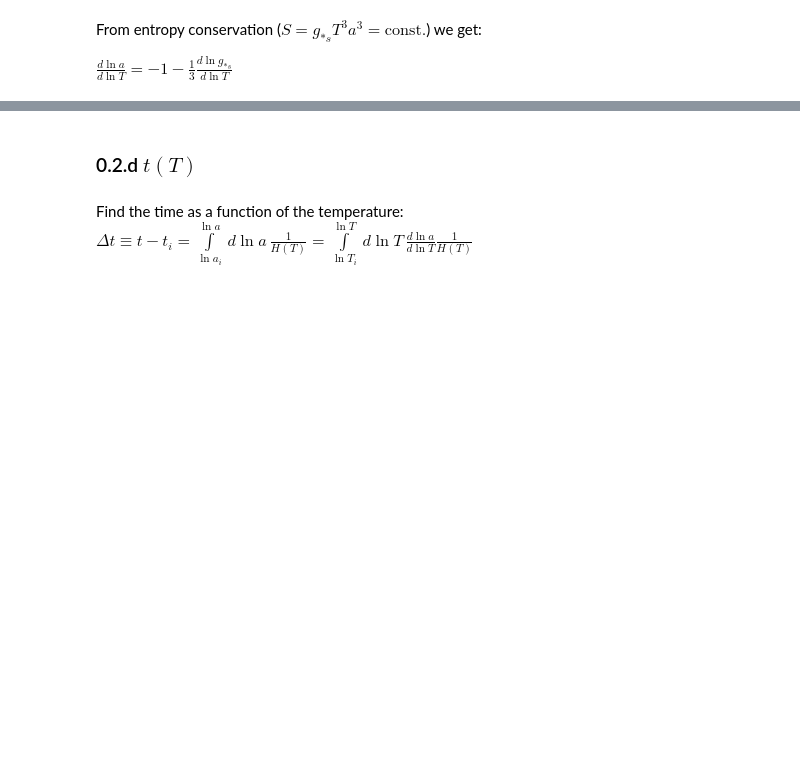
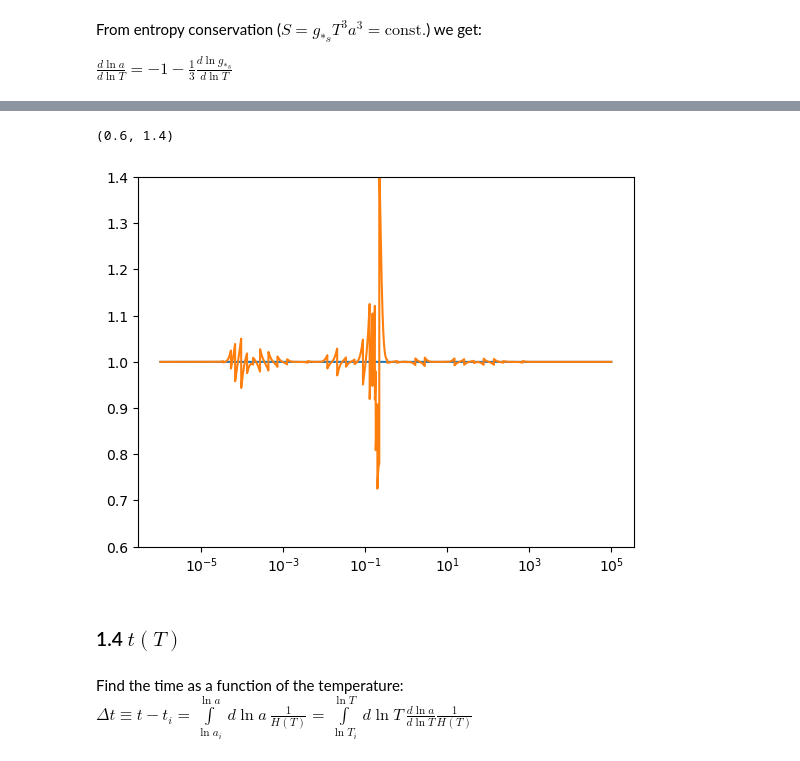
Before and after one commit to ManuelBuenAbad/axion_mcmc, a Jupyter notebook: axion_evol.ipynb, the cells around one changed output, grey strips where cells are left out. Drawn from its saved outputs; the diff is of its cells as text; code cells hidden in the pictures; blank space fills up the shorter version.

```diff
--- a/axion_evol.ipynb
+++ b/axion_evol.ipynb
@@ -258,4 +295,13 @@ plt.ylim(-13,0)
+# %%
+plt.plot(Temp_arr, np.ones_like(dLadLT_arr))
+plt.plot(Temp_arr, smooth_dLadLT_arr/dLadLT_arr)
+
+plt.xscale('log')
+plt.ylim(0.6, 1.4)
+# %% [output]
+(0.6, 1.4)
+[figure, added]
 # %% [markdown]
-### 0.2.d $t(T)$
+### 1.4 $t(T)$
 # %% [markdown]
 Find the time as a function of the temperature: $\Delta t \equiv t - t_i = \int\limits_{\ln a_i}^{\ln a} \, d \ln a \, \frac{1}{H(T)} = \int\limits_{\ln T_i}^{\ln T} \, d \ln T \, \frac{d \ln a}{d \ln T} \frac{1}{H(T)}$
```
Also changed, not shown: parts of 164 cells of this notebook, 2 other files.
